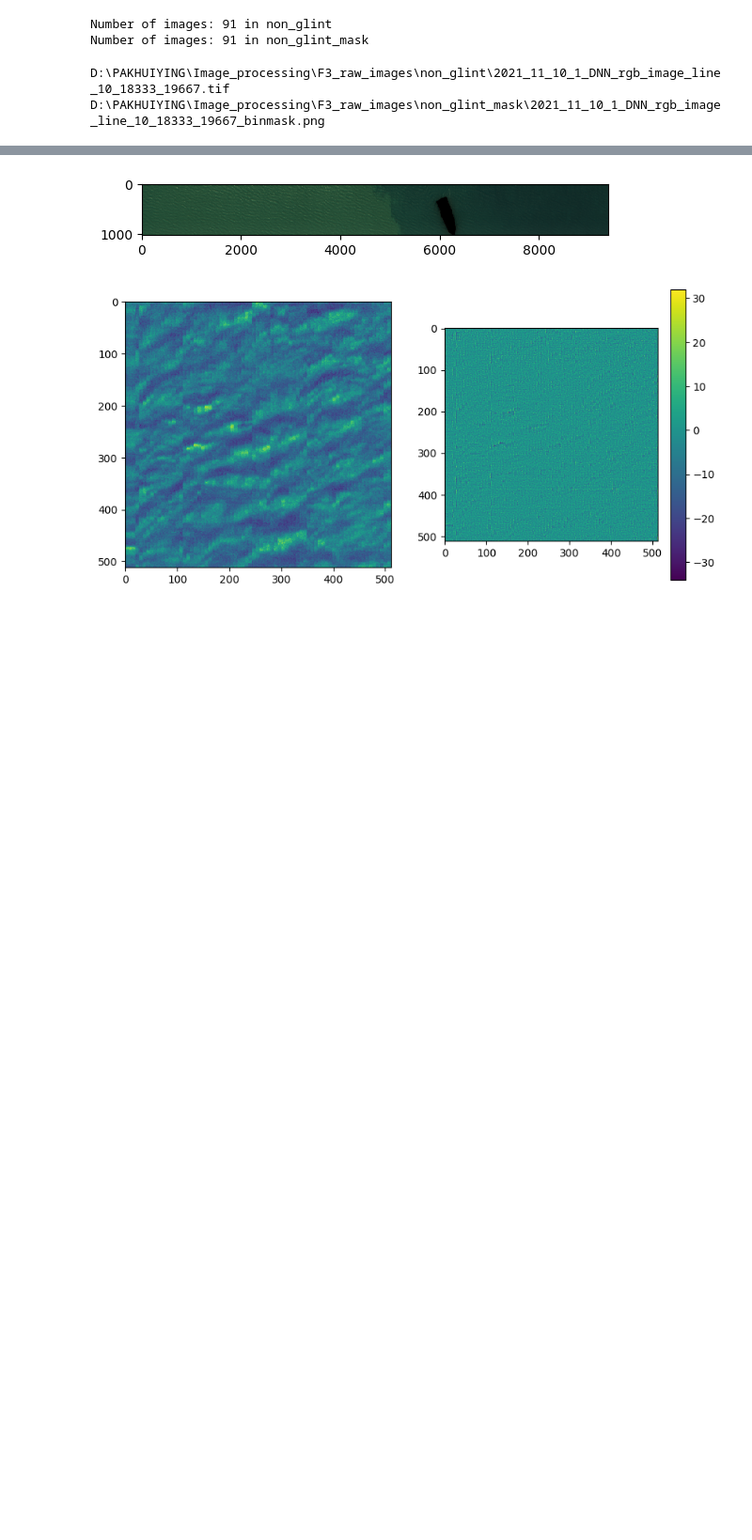
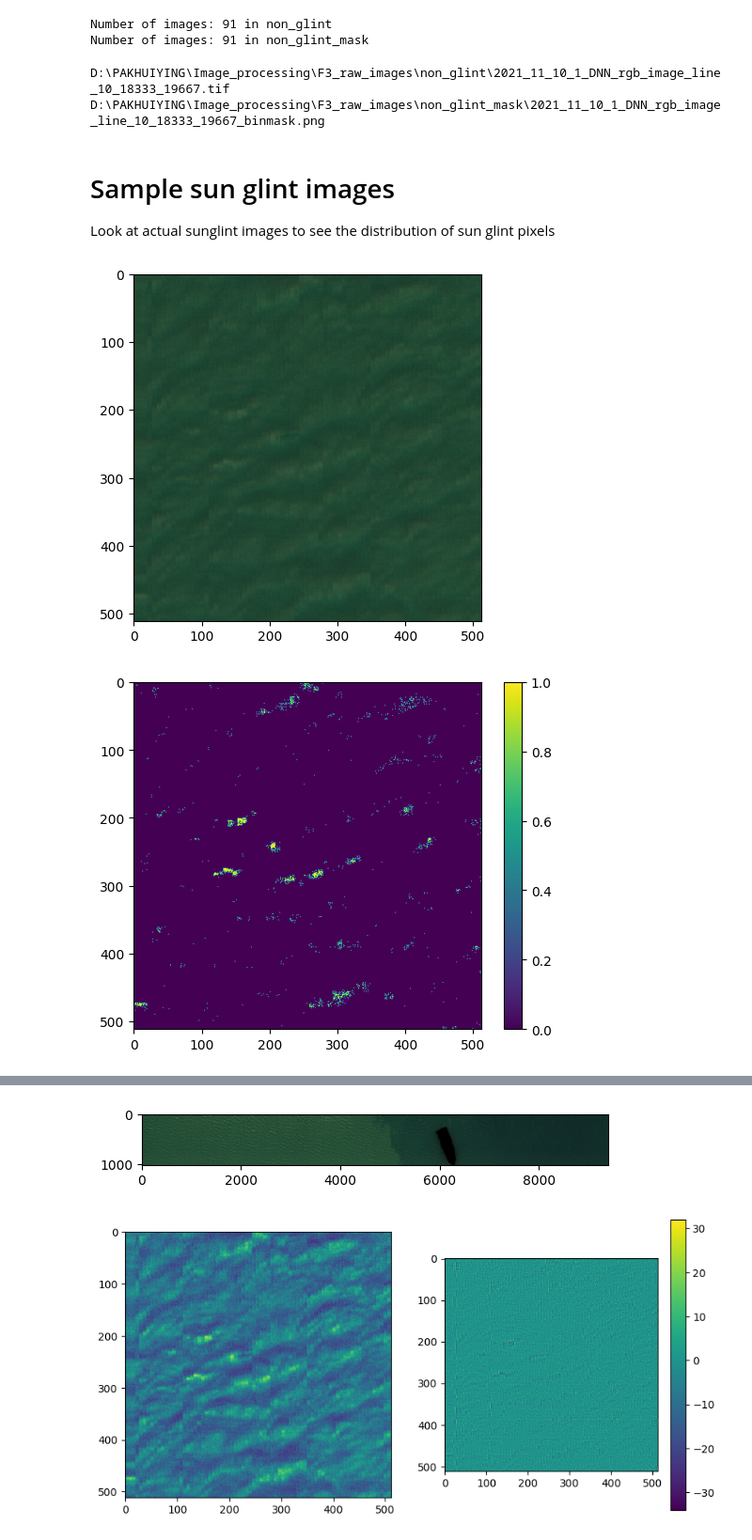
Before and after one commit to pakhuiying/sunglint_correction, a Jupyter notebook: sunglint_windrough.ipynb, the cells around one changed output, grey strips where cells are left out. Shown at 94% size. Drawn from its saved outputs; the diff is of its cells as text; code cells hidden in the pictures; blank space fills up the shorter version.

```diff
--- a/sunglint_windrough.ipynb
+++ b/sunglint_windrough.ipynb
@@ -42,3 +42,19 @@ print(non_glint_mask_fp[19])
 # %% [output]
 D:\PAKHUIYING\Image_processing\F3_raw_images\non_glint\2021_11_10_1_DNN_rgb_image_line_10_18333_19667.tif
 D:\PAKHUIYING\Image_processing\F3_raw_images\non_glint_mask\2021_11_10_1_DNN_rgb_image_line_10_18333_19667_binmask.png
+# %% [markdown]
+# Sample sun glint images
+Look at actual sunglint images to see the distribution of sun glint pixels
+# %%
+cut_image = utils.cut_into_512(non_glint[19])[0]
+utils.plot_an_image(cut_image)
+std_grey_im = utils.normalise_img(rgb2gray(cut_image)) #already masked, greyscaled, then normalised
+glint_mask = std_grey_im > 0.7 #identify brightspots with DN > 0.8. brightspots will have DN = 1
+utils.plot_an_image(glint_mask)
+# simulate glint
+simulated_glint = cut_image.copy()
+simulated_glint[glint_mask == 1] = (255,125,70)
+utils.plot_an_image(simulated_glint)
+# %% [output]
+[figure, added]
+[figure, added]
```
Also changed, not shown: parts of 2 cells of this notebook.
